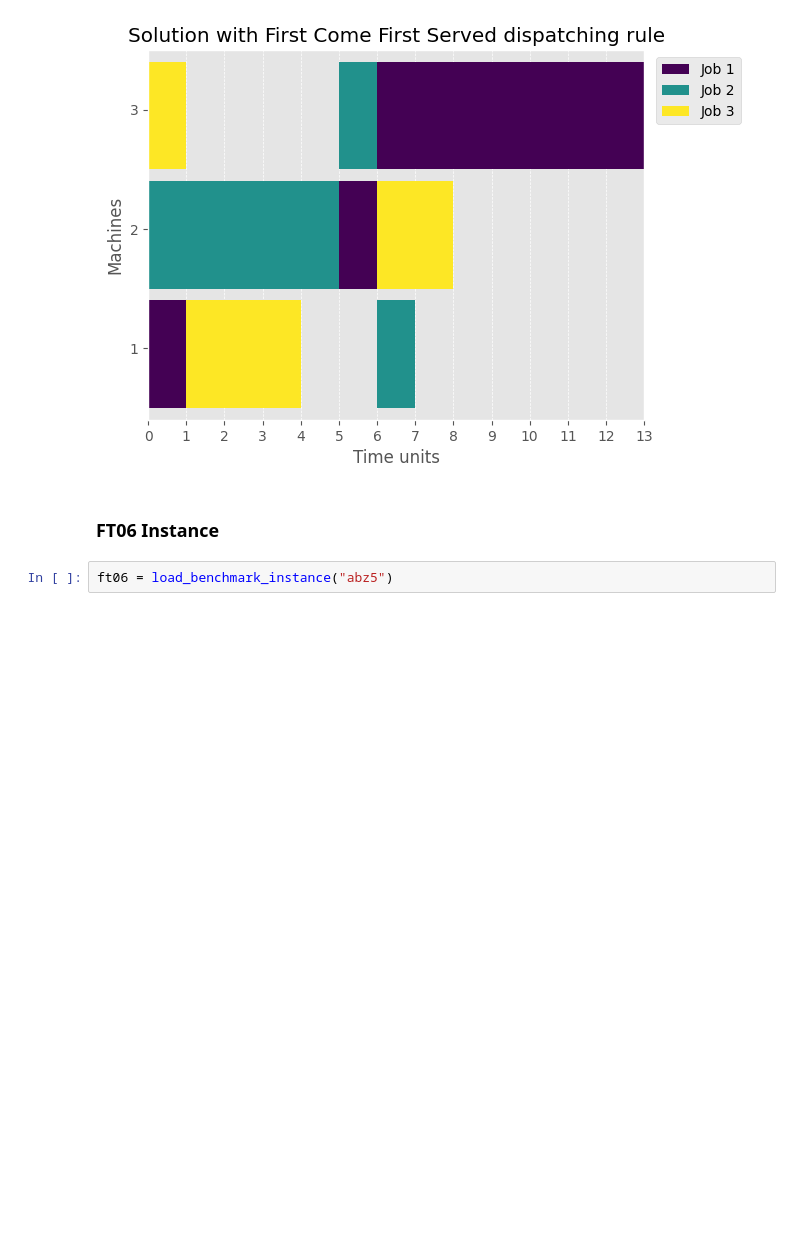
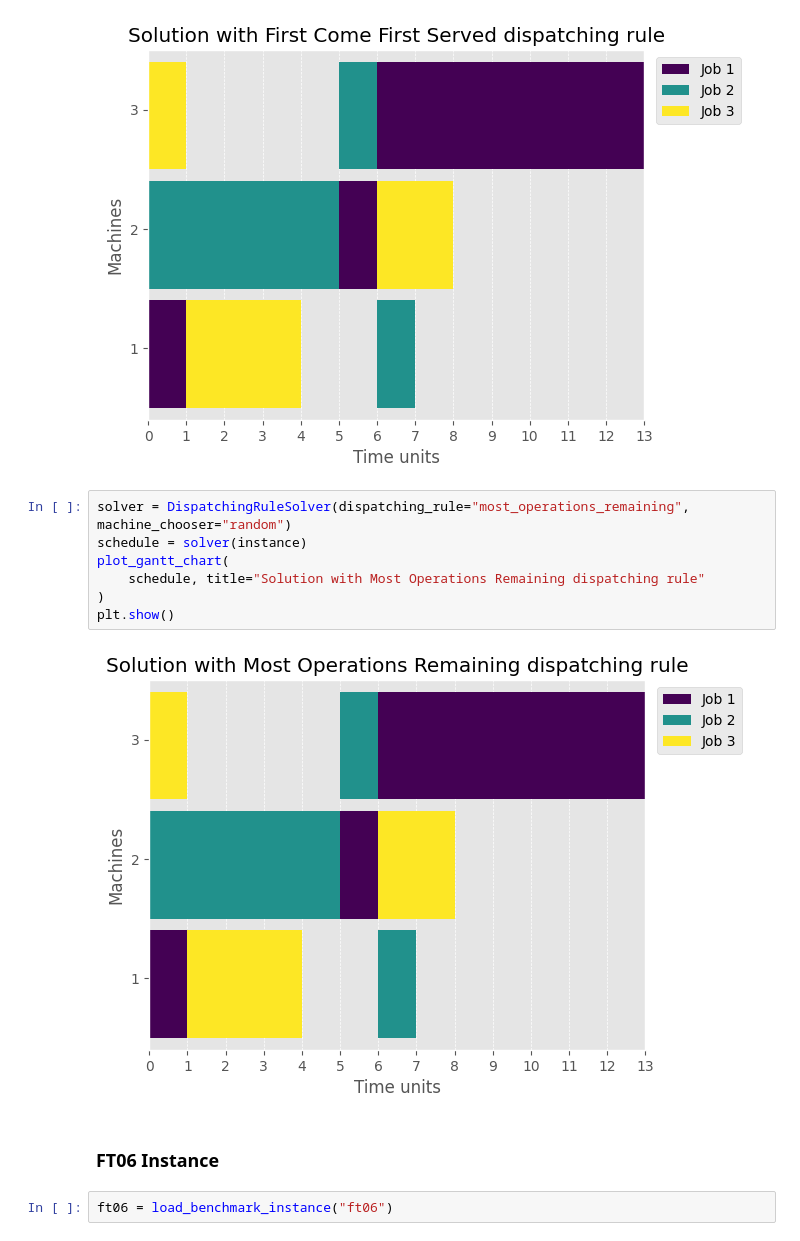
Before and after one commit to Pabloo22/job_shop_lib, a Jupyter notebook: tutorial/03-Dispatching-Rules.ipynb, the cells around one changed output. Drawn from its saved outputs; the diff is of its cells as text; blank space fills up the shorter version.

```diff
--- a/tutorial/03-Dispatching-Rules.ipynb
+++ b/tutorial/03-Dispatching-Rules.ipynb
@@ -47,10 +47,19 @@ plot_gantt_chart(
 plt.show()
 # %% [output]
 [figure]
+# %%
+solver = DispatchingRuleSolver(dispatching_rule="most_operations_remaining", machine_chooser="random")
+schedule = solver(instance)
+plot_gantt_chart(
+    schedule, title="Solution with Most Operations Remaining dispatching rule"
+)
+plt.show()
+# %% [output]
+[figure, added]
 # %% [markdown]
 ### FT06 Instance
 # %%
-ft06 = load_benchmark_instance("abz5")
+ft06 = load_benchmark_instance("ft06")
 # %%
 solver = DispatchingRuleSolver(dispatching_rule="most_work_remaining")
 schedule = solver(ft06)
```
Also changed, not shown: parts of 4 cells of this notebook, 3 other files.
